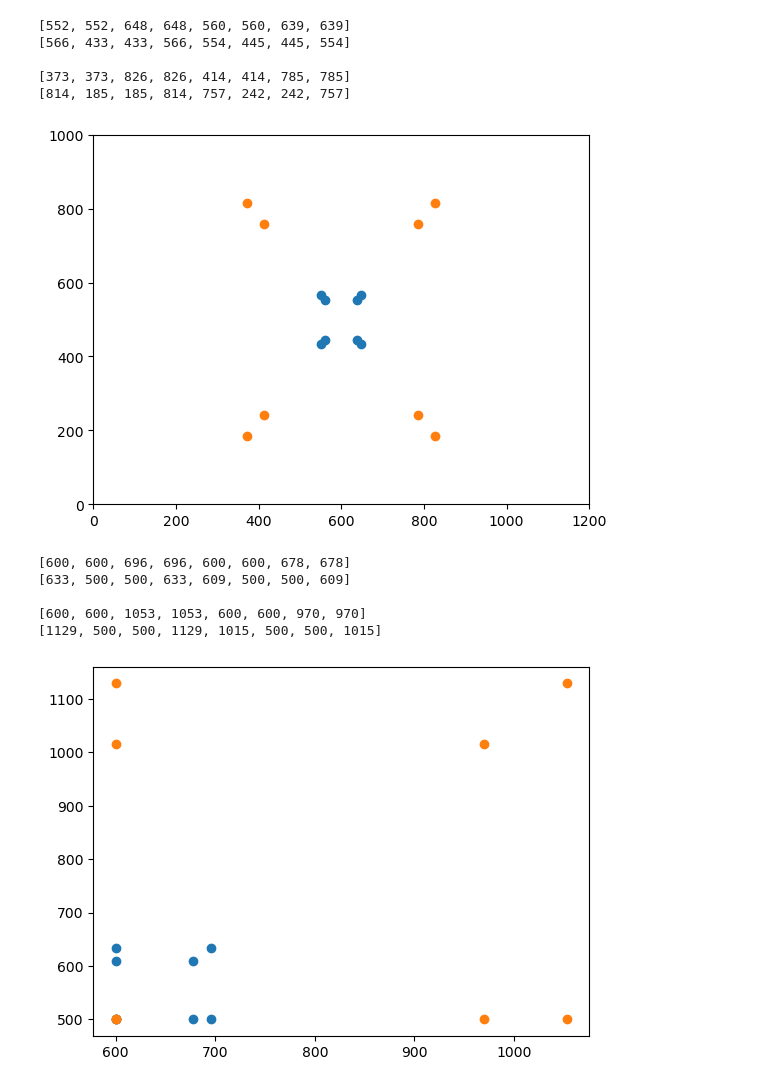
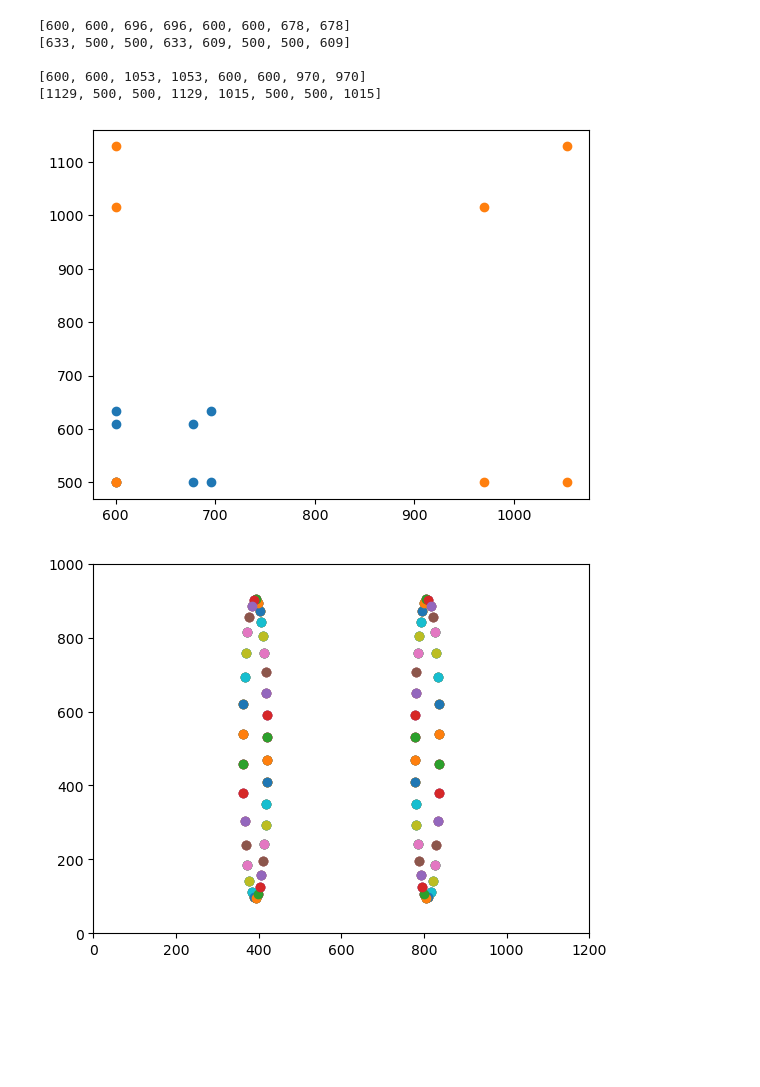
Before and after one commit to MC-Kangan/IC_Robotics_ME4, a Jupyter notebook: Computer Vision.ipynb, the cells around one changed output. Cells and saved outputs as stored; diff of their text form; code cells hidden in the pictures; blank space fills up the shorter version.

Commit message:
Finished the computer vision tutorial

```diff
--- a/Computer Vision.ipynb
+++ b/Computer Vision.ipynb
@@ -80,17 +159,35 @@ def image_projection(w, h, nx, ny, f, coord_universe, coord_camera_to_universe,
 # %%
+# Tut 7.6.2
+
+# Define the cube vertices
 cube_vertices = [[-1, 1, -1], [-1, -1, -1], [1, -1, -1], [1, 1, -1],
                 [-1, 1, 1], [-1, -1, 1], [1, -1, 1], [1, 1, 1]]
 
+# Coodinate of the camera relative to the cube
+X, Y, Z = -1, -1, -10
+
+# Position of camera relative to the universe
+T0C = Matrix([[1, 0, 0, X],
+              [0, 1, 0, Y],
+              [0, 0, 1, Z],
+              [0, 0, 0, 1]])
+
+# For two focal lengths
 for f in [0.018, 0.085]:
+
+    # create two lists, pixel location
     u_lst = []
     v_lst = []
 
+    # For each vertice
     for i in cube_vertices:
+
+        # Compute pixel location
         u, v = image_projection(w = 0.05, h = 0.03,
                          nx = 1200, ny = 1000,
                          f = f,
                          coord_universe = i,
-                         coord_camera_to_universe = [0, 0, -10])
+                         T0C = T0C)
         u_lst.append(u)
         v_lst.append(v)
 
@@ -98,42 +195,55 @@ for f in [0.018, 0.085]:
     print(v_lst)
     print(' ')
     plt.scatter(u_lst, v_lst)
-    plt.xlim(0, 1200)
-    plt.ylim(0, 1000)
+#     plt.xlim(0, 1200)
+#     plt.ylim(0, 1000)
 # %% [output]
-[552, 552, 648, 648, 560, 560, 639, 639]
-[566, 433, 433, 566, 554, 445, 445, 554]
+[600, 600, 696, 696, 600, 600, 678, 678]
+[633, 500, 500, 633, 609, 500, 500, 609]
 
-[373, 373, 826, 826, 414, 414, 785, 785]
-[814, 185, 185, 814, 757, 242, 242, 757]
+[600, 600, 1053, 1053, 600, 600, 970, 970]
+[1129, 500, 500, 1129, 1015, 500, 500, 1015]
-[figure, old version]
+[figure, new version]
 # %%
+# Tut 7.6.3
+
+# Define the cube vertices
 cube_vertices = [[-1, 1, -1], [-1, -1, -1], [1, -1, -1], [1, 1, -1],
                 [-1, 1, 1], [-1, -1, 1], [1, -1, 1], [1, 1, 1]]
 
-for f in [0.018, 0.085]:
+# For each angle from 0 to 360 at a step of 10 degree
+for angle in range(0, 360 + 10, 10):
+
+    # create two lists, pixel location
     u_lst = []
     v_lst = []
 
+    # Change angle to radians
+    angle = np.radians(angle)
+
+    # Rotational matrix, rotating around x axis
+    Rot = Matrix(Rotation_non_pincipal_axes(angle = angle,
+                                            direction = [1, 0, 0],
+                                            rad = True))
+    # Distance from camera to the cube
+    d = 10
+    x, y, z = 0, d*np.sin(angle), -d*cos(angle)
+
+    # Insert a column, the coordinate of camera to the cube
+    T0C = Rot.col_insert(3, Matrix([x, y, z]))
+    T0C = T0C.row_insert(3, Matrix([0, 0, 0, 1]).T)
+
     for i in cube_vertices:
         u, v = image_projection(w = 0.05, h = 0.03,
-                         nx = 1200, ny = 1000,
-                         f = f,
-                         coord_universe = i,
-                         coord_camera_to_universe = [-1, -1, -10])
+                             nx = 1200, ny = 1000,
+                             f = 0.085,
+                             coord_universe = i,
+                             T0C = T0C)
         u_lst.append(u)
         v_lst.append(v)
 
-    print(u_lst)
-    print(v_lst)
-    print(' ')
     plt.scatter(u_lst, v_lst)
-#     plt.xlim(0, 1200)
-#     plt.ylim(0, 1000)
+    plt.xlim(0, 1200)
+    plt.ylim(0, 1000)
 # %% [output]
-[600, 600, 696, 696, 600, 600, 678, 678]
-[633, 500, 500, 633, 609, 500, 500, 609]
-
-[600, 600, 1053, 1053, 600, 600, 970, 970]
-[1129, 500, 500, 1129, 1015, 500, 500, 1015]
-[figure, old version]
+[figure, new version]
```
Also changed, not shown: parts of 24 cells of this notebook.
